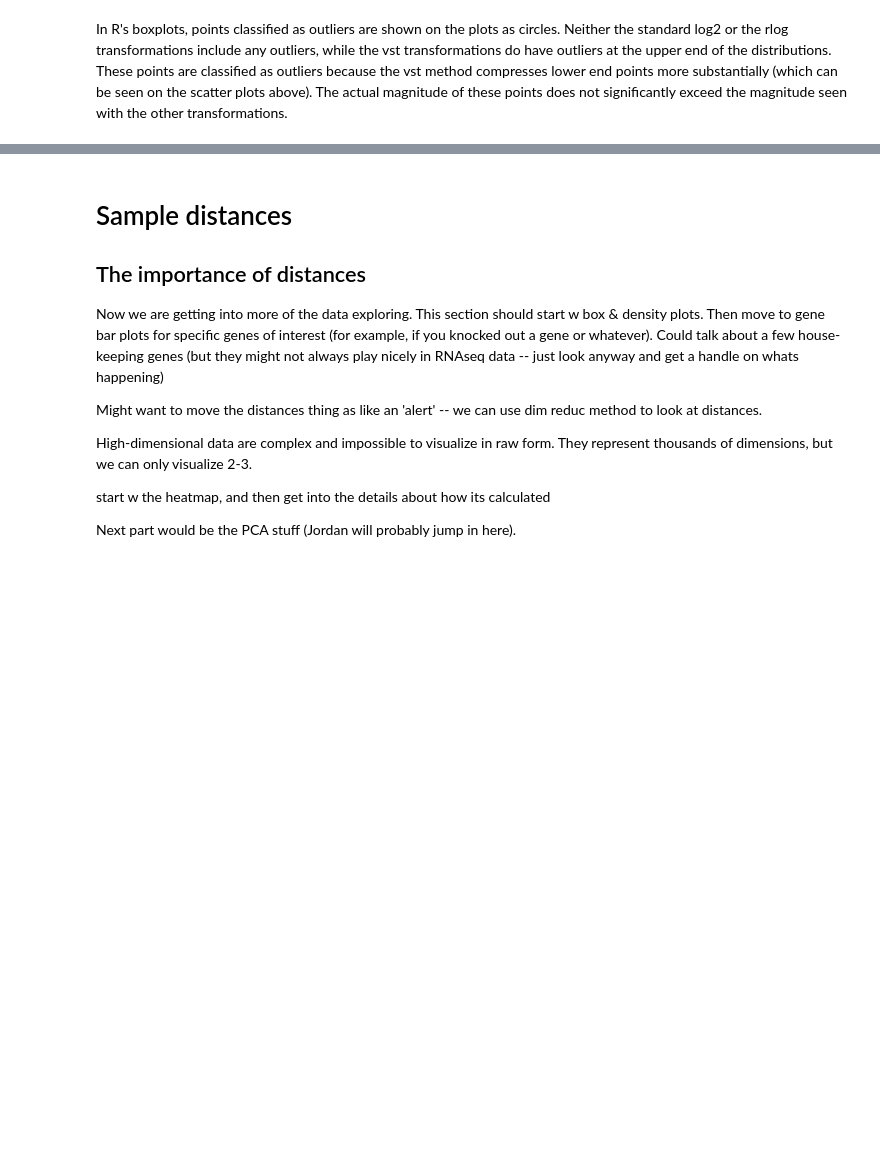
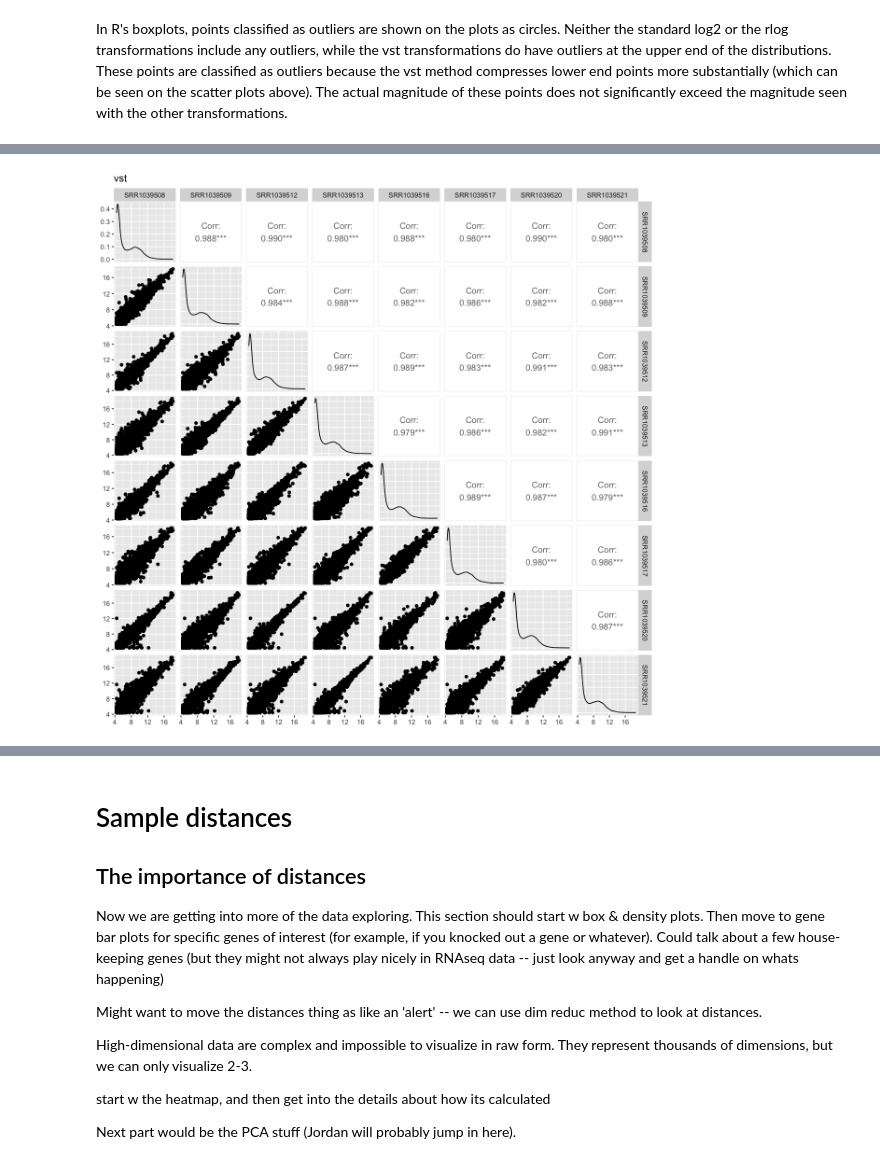
Before and after one commit to compbiocore/rnaseq_workshop_2021, a Jupyter notebook: deseq_1.ipynb, the cells around one changed output, grey strips where cells are left out. Saved outputs shown, nothing was run; the diff lists cells and outputs as text; code cells hidden in the pictures; blank space fills up the shorter version.

```diff
--- a/deseq_1.ipynb
+++ b/deseq_1.ipynb
@@ -440,0 +433,4 @@ ERROR: Error in h(simpleError(msg, call)): error in evaluating the argument 'x'
+# %%
+ggpairs(as.data.frame(vst(counts(dds))), title = 'vst')
+# %% [output]
+[figure, added]
```
Also changed, not shown: parts of 24 cells of this notebook.
